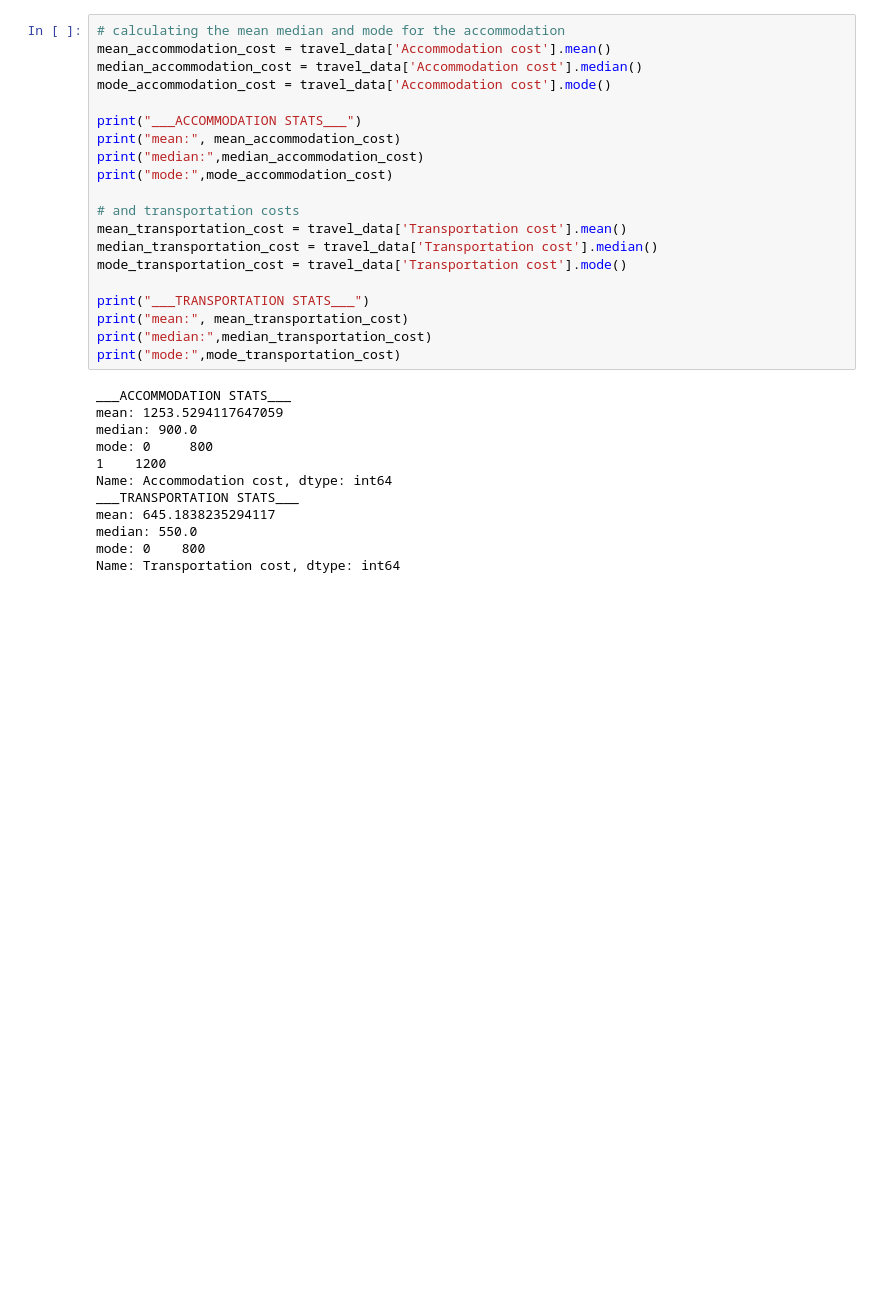
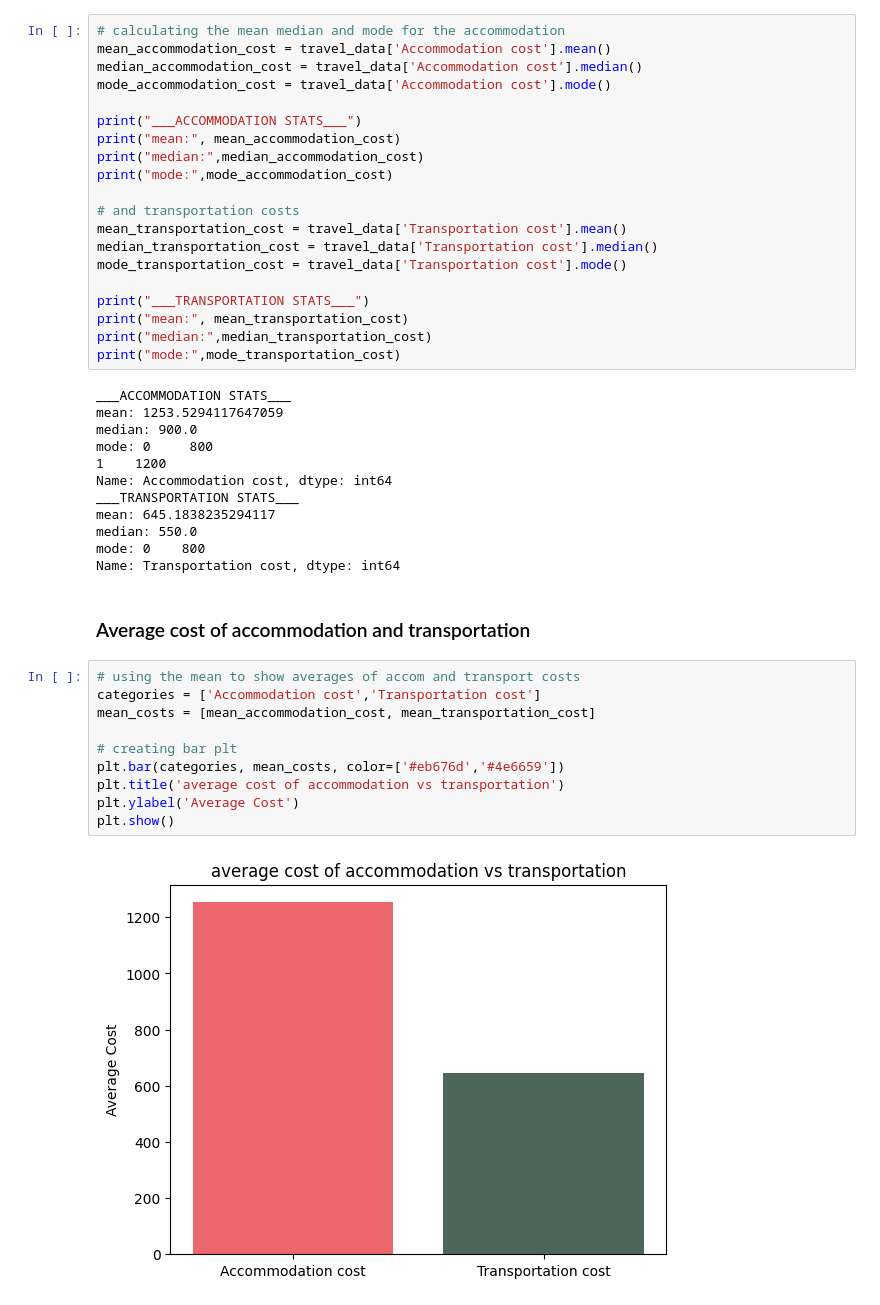
Before and after one commit to jordanleegraham17/travel-data-analysis, a Jupyter notebook: analysis.ipynb, the cells around one changed output. Drawn from its saved outputs; the diff is of its cells as text; blank space fills up the shorter version.

Commit message:
Analysis complete with visualisations

```diff
--- a/analysis.ipynb
+++ b/analysis.ipynb
@@ -349,3 +352,17 @@ mean: 645.1838235294117
 median: 550.0
 mode: 0    800
 Name: Transportation cost, dtype: int64
+# %% [markdown]
+### Average cost of accommodation and transportation
+# %%
+# using the mean to show averages of accom and transport costs
+categories = ['Accommodation cost','Transportation cost']
+mean_costs = [mean_accommodation_cost, mean_transportation_cost]
+
+# creating bar plt
+plt.bar(categories, mean_costs, color=['#eb676d','#4e6659'])
+plt.title('average cost of accommodation vs transportation')
+plt.ylabel('Average Cost')
+plt.show()
+# %% [output]
+[figure, added]
```
Also changed, not shown: parts of 12 cells of this notebook.
